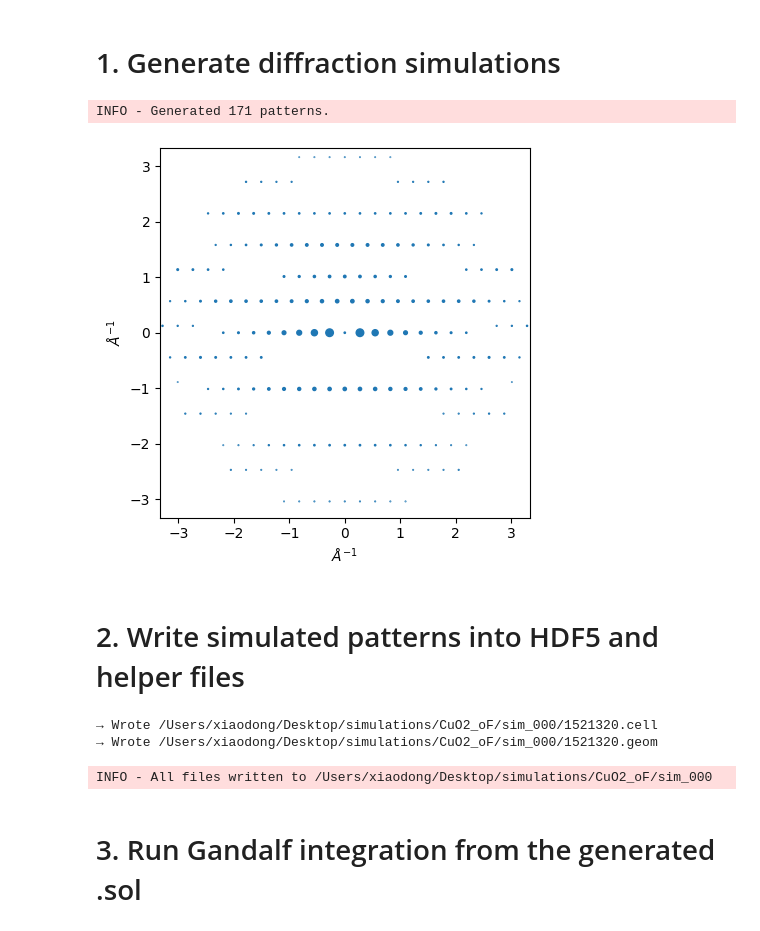
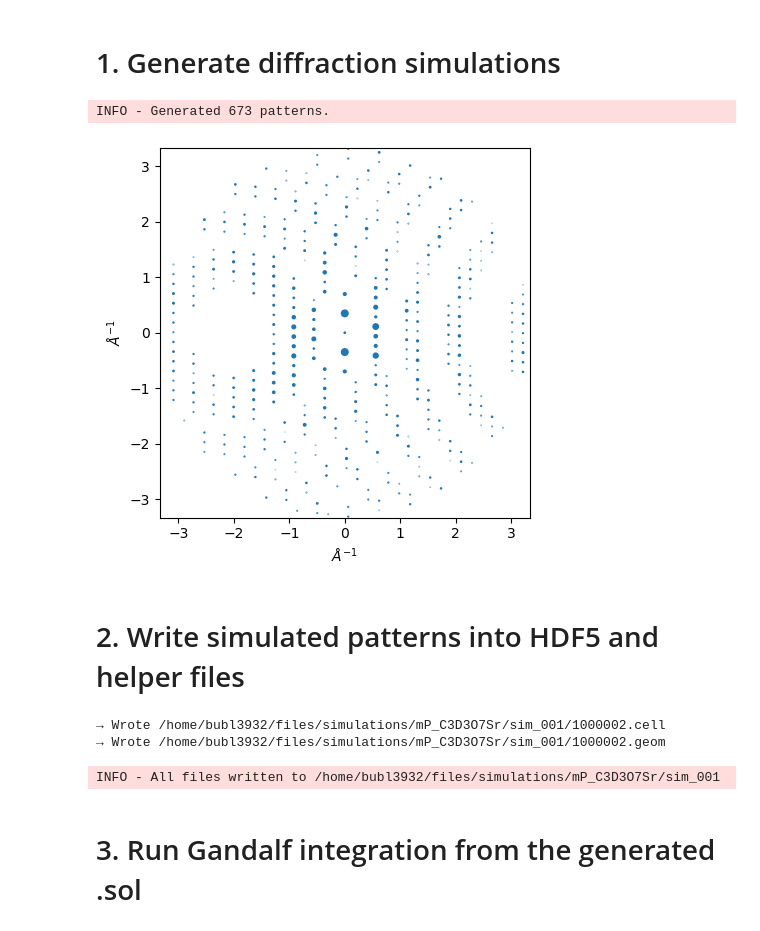
Before and after one commit to bstrb/simSSED, a Jupyter notebook: notebook/simulate_PDB_CIF.ipynb, the cells around one changed output. Cells and saved outputs as stored; diff of their text form; code cells hidden in the pictures.

```diff
--- a/notebook/simulate_PDB_CIF.ipynb
+++ b/notebook/simulate_PDB_CIF.ipynb
@@ -20,20 +20,21 @@ from parse_pdb_with_scale_remove_h import parse_pdb_with_scale
 # input = "/home/bubl3932/files/simulations/cI_Fe5O12Y3/1521848.cif"
 # input = "/home/bubl3932/files/simulations/cP_LTA/7108314.cif"
 # input = "/home/bubl3932/files/simulations/mC_CaMgO6Si2/1000007.cif"
-# input = "/home/bubl3932/files/simulations/mP_C3D3O7Sr/1000002.cif"
+input = "/home/bubl3932/files/simulations/mP_C3D3O7Sr/1000002.cif"
 # input = "/home/bubl3932/files/simulations/oA_CdCl2N2/9008053.cif"
 # input = "/home/bubl3932/files/simulations/oC_Cu3O21RbTa7/1001218.cif"
 # input = "/home/bubl3932/files/simulations/oF_Si2Ti/1009012.cif"
 # input = "/home/bubl3932/files/simulations/oI_GaLiO4Ti/1008839.cif"
 # input = "/home/bubl3932/files/simulations/oP_Cd2Zr3/2106134.cif"
-input = "/Users/xiaodong/Desktop/simulations/C3O6Sr_mP/1000003.cif"
-input = "/Users/xiaodong/Desktop/simulations/CuO2_oF/1521320.cif"
+
+# input = "/Users/xiaodong/Desktop/simulations/C3O6Sr_mP/1000003.cif"
+# input = "/Users/xiaodong/Desktop/simulations/CuO2_oF/1521320.cif"
 
 REF_PATH            = Path(input).expanduser()
-RESOLUTION_DEG      = 10         # orientation sampling
+RESOLUTION_DEG      = 5         # orientation sampling
 MAX_RESOLUTION      = 0.3       # max simulated resolution in Å
 DIRECT_BEAM         = False     # True = include direct beam, False = exclude direct beam
-MAX_EXC_ERR_AINV    = 0.05      # max excitation error
+MAX_EXC_ERR_AINV    = 0.01      # max excitation error
 SHAPE_FACTOR_W_AINV = None      # shape factor. If None set to max excitation error
 VOLTAGE_KV          = 300       # accelerating voltage in kV
 # ───────────────────────────────────────────────────────────────────────────────
@@ -52,35 +53,35 @@ elif REF_PATH.suffix == ".cif":
     phase = Phase.from_cif(REF_PATH)
 else:
     raise ValueError("Unsupported file format. Please provide a .pdb or .cif file.")
 
 # print(phase)
 # print(phase.structure)
 
 orientations = get_sample_reduced_fundamental(
     resolution=RESOLUTION_DEG, point_group=phase.point_group
 )
 
 generator = SimulationGenerator(
     accelerating_voltage=VOLTAGE_KV,
     approximate_precession=False,
 )
 
 sims = generator.calculate_diffraction2d(
     phase               = phase,
     rotation            = orientations,
     reciprocal_radius   = 1/MAX_RESOLUTION,
     with_direct_beam    = DIRECT_BEAM,
     max_excitation_error= MAX_EXC_ERR_AINV,
     shape_factor_width  = SHAPE_FACTOR_W_AINV,
     debye_waller_factors= None,
     show_progressbar    = True,
 )
 
 sims.plot()
 logging.info("Generated %d patterns.", sims.current_size)
 # %% [output]
-INFO - Generated 171 patterns.
+INFO - Generated 673 patterns.
-[figure, old version]
+[figure, new version]
 # %% [markdown]
 <!-- # %% [markdown] -->
 # 2. Write simulated patterns into HDF5 and helper files
@@ -229,9 +230,9 @@ with open(sol_path, "w") as fh:
 
 logging.info("All files written to %s", sim_folder)
 # %% [output]
-→ Wrote /Users/xiaodong/Desktop/simulations/CuO2_oF/sim_000/1521320.cell
-→ Wrote /Users/xiaodong/Desktop/simulations/CuO2_oF/sim_000/1521320.geom
+→ Wrote /home/bubl3932/files/simulations/mP_C3D3O7Sr/sim_001/1000002.cell
+→ Wrote /home/bubl3932/files/simulations/mP_C3D3O7Sr/sim_001/1000002.geom
-INFO - All files written to /Users/xiaodong/Desktop/simulations/CuO2_oF/sim_000
+INFO - All files written to /home/bubl3932/files/simulations/mP_C3D3O7Sr/sim_001
 # %% [markdown]
 <!-- # %% [markdown] -->
 # 3. Run Gandalf integration from the generated .sol
```
Also changed, not shown: parts of 1 cell of this notebook.
